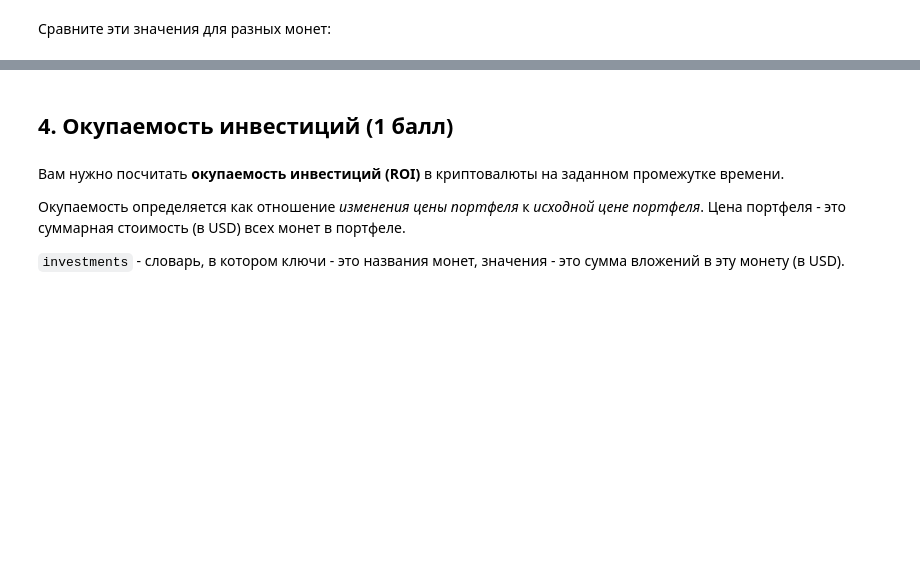
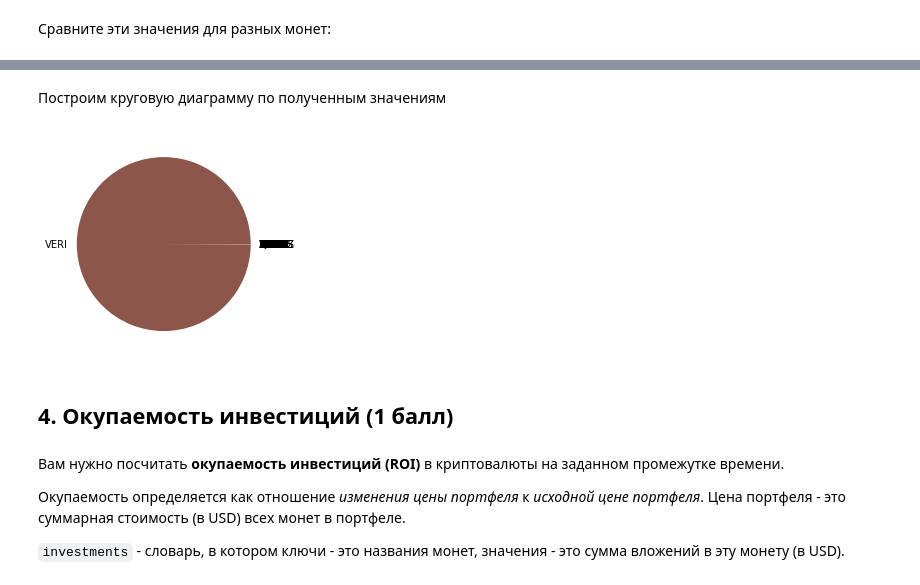
Before and after one commit to kirbu123/buka, a Jupyter notebook: lab_work.ipynb, the cells around one changed output, grey strips where cells are left out. Drawn from its saved outputs; the diff is of its cells as text; code cells hidden in the pictures; blank space fills up the shorter version.

```diff
--- a/lab_work.ipynb
+++ b/lab_work.ipynb
@@ -130,2 +193,9 @@ def find_most_severe_pump_and_dump(coins, symbol, start_date, end_date):
+# %%
+def find_most_severe_pump_and_dump(coins, symbol, start_date, end_date):
+    df = pd.DataFrame(coins)
+    df = df[(df['symbol'] == symbol) & (df['date'] >= start_date) & (df['date'] <= end_date)]
+    res1 = max(df['high'] / df['open'])
+    res2 = max(df['high'] / df['close'])
+    return max([res1, res2])
 # %%
 find_most_severe_pump_and_dump(coins, symbol='BTC', start_date='2017-06-01', end_date='2018-06-01')
@@ -132,2 +204,7 @@ find_most_severe_pump_and_dump(coins, symbol='BTC', start_date='2017-06-01', end
 # %% [markdown]
 Сравните эти значения для разных монет:
+# %%
+dct = dict()
+for i in set(coins['symbol']):
+    dct[i] = find_most_severe_pump_and_dump(coins, symbol=i, start_date='2017-06-01', end_date='2018-06-01')
+    print(str(i) + ' -> ' + str(find_most_severe_pump_and_dump(coins, symbol=i, start_date='2017-06-01', end_date='2018-06-01')))
@@ -134,3 +229,10 @@ find_most_severe_pump_and_dump(coins, symbol='BTC', start_date='2017-06-01', end
+# %% [markdown]
+Построим круговую диаграмму по полученным значениям
+# %%
+plt.pie(dct.values(), labels = dct.keys())
+plt.show()
+# %% [output]
+[figure, added]
 # %% [markdown]
 ## 4. Окупаемость инвестиций (1 балл)
 # %% [markdown]
```
Also changed, not shown: parts of 26 cells of this notebook.
